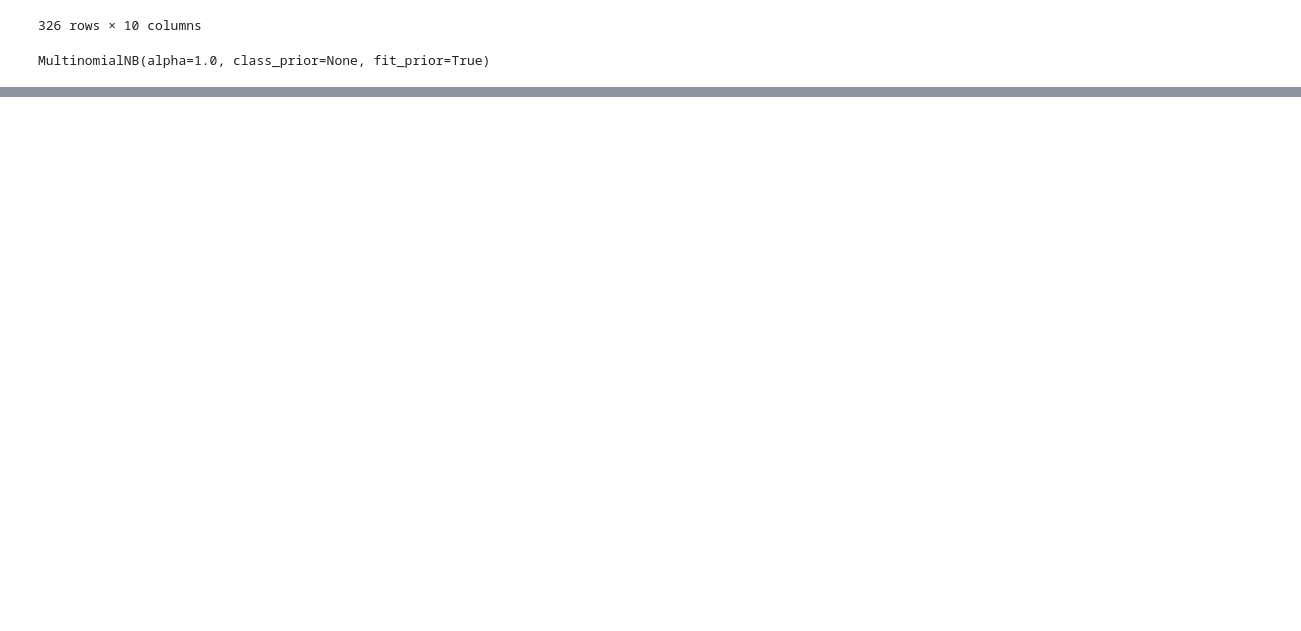
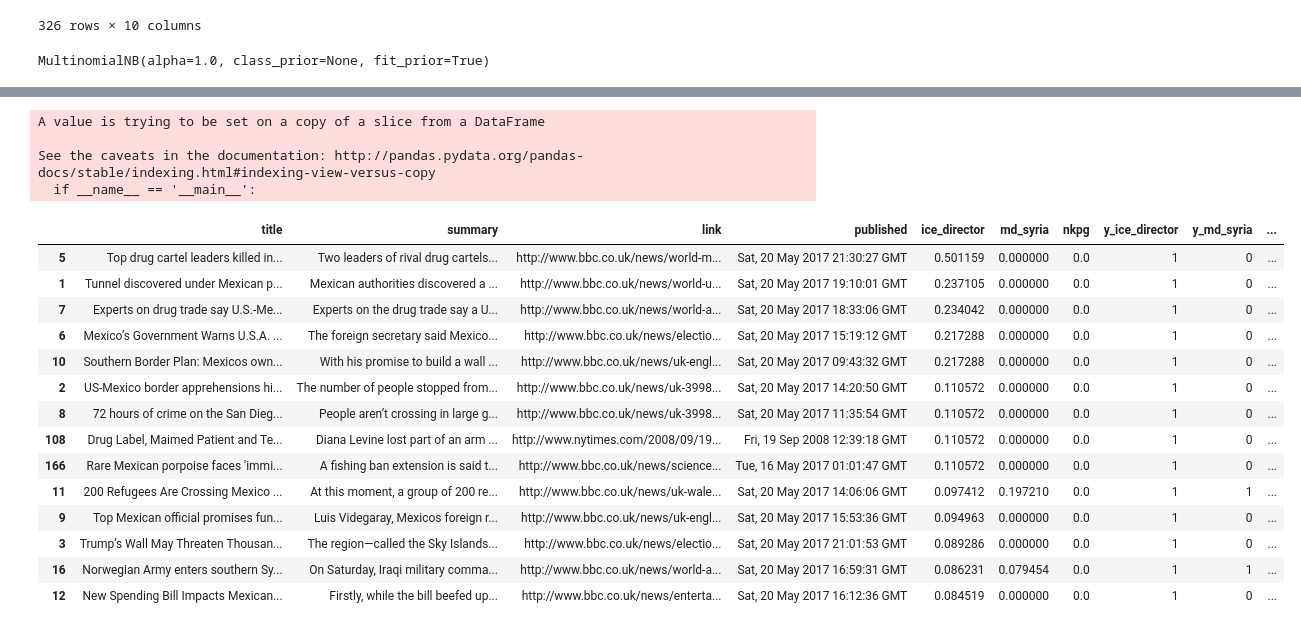
Before and after one commit to kimyenn/ExpeditionHacks, a Jupyter notebook: Data Analysis & Modeling.ipynb, the cells around one changed output, grey strips where cells are left out. Cells and saved outputs as stored; diff of their text form; code cells hidden in the pictures; blank space fills up the shorter version.

```diff
--- a/Data Analysis & Modeling.ipynb
+++ b/Data Analysis & Modeling.ipynb
@@ -431,3 +437,30 @@ pos
 # %%
 # del pos['published']
 pos.iloc[:,:].to_csv("training_data", index=False)
+# %%
+df2 = df[df['y_ice_director'] == 1]
+# %%
+df2.sort_values('ice_director', inplace=True, ascending=False)
+# %% [output]
+A value is trying to be set on a copy of a slice from a DataFrame
+
+See the caveats in the documentation: http://pandas.pydata.org/pandas-docs/stable/indexing.html#indexing-view-versus-copy
+  if __name__ == '__main__':
+# %%
+df2.iloc[:20,]
+# %% [output]
+|  | title | summary | link | published | ice_director | md_syria | nkpg | y_ice_director | y_md_syria | ... |
+| 5 | Top drug cartel leaders killed in... | Two leaders of rival drug cartels... | http://www.bbc.co.uk/news/world-m... | Sat, 20 May 2017 21:30:27 GMT | 0.501159 | 0.000000 | 0.0 | 1 | 0 | ... |
+| 1 | Tunnel discovered under Mexican p... | Mexican authorities discovered a ... | http://www.bbc.co.uk/news/world-u... | Sat, 20 May 2017 19:10:01 GMT | 0.237105 | 0.000000 | 0.0 | 1 | 0 | ... |
+| 7 | Experts on drug trade say U.S.-Me... | Experts on the drug trade say a U... | http://www.bbc.co.uk/news/world-a... | Sat, 20 May 2017 18:33:06 GMT | 0.234042 | 0.000000 | 0.0 | 1 | 0 | ... |
+| 6 | Mexico’s Government Warns U.S.A. ... | The foreign secretary said Mexico... | http://www.bbc.co.uk/news/electio... | Sat, 20 May 2017 15:19:12 GMT | 0.217288 | 0.000000 | 0.0 | 1 | 0 | ... |
+| 10 | Southern Border Plan: Mexicos own... | With his promise to build a wall ... | http://www.bbc.co.uk/news/uk-engl... | Sat, 20 May 2017 09:43:32 GMT | 0.217288 | 0.000000 | 0.0 | 1 | 0 | ... |
+| 2 | US-Mexico border apprehensions hi... | The number of people stopped from... | http://www.bbc.co.uk/news/uk-3998... | Sat, 20 May 2017 14:20:50 GMT | 0.110572 | 0.000000 | 0.0 | 1 | 0 | ... |
+| 8 | 72 hours of crime on the San Dieg... | People aren’t crossing in large g... | http://www.bbc.co.uk/news/uk-3998... | Sat, 20 May 2017 11:35:54 GMT | 0.110572 | 0.000000 | 0.0 | 1 | 0 | ... |
+| 108 | Drug Label, Maimed Patient and Te... | Diana Levine lost part of an arm ... | http://www.nytimes.com/2008/09/19... | Fri, 19 Sep 2008 12:39:18 GMT | 0.110572 | 0.000000 | 0.0 | 1 | 0 | ... |
+| 166 | Rare Mexican porpoise faces 'immi... | A fishing ban extension is said t... | http://www.bbc.co.uk/news/science... | Tue, 16 May 2017 01:01:47 GMT | 0.110572 | 0.000000 | 0.0 | 1 | 0 | ... |
+| 11 | 200 Refugees Are Crossing Mexico ... | At this moment, a group of 200 re... | http://www.bbc.co.uk/news/uk-wale... | Sat, 20 May 2017 14:06:06 GMT | 0.097412 | 0.197210 | 0.0 | 1 | 1 | ... |
+| 9 | Top Mexican official promises fun... | Luis Videgaray, Mexicos foreign r... | http://www.bbc.co.uk/news/uk-engl... | Sat, 20 May 2017 15:53:36 GMT | 0.094963 | 0.000000 | 0.0 | 1 | 0 | ... |
+| 3 | Trump’s Wall May Threaten Thousan... | The region—called the Sky Islands... | http://www.bbc.co.uk/news/electio... | Sat, 20 May 2017 21:01:53 GMT | 0.089286 | 0.000000 | 0.0 | 1 | 0 | ... |
+| 16 | Norwegian Army enters southern Sy... | On Saturday, Iraqi military comma... | http://www.bbc.co.uk/news/world-a... | Sat, 20 May 2017 16:59:31 GMT | 0.086231 | 0.079454 | 0.0 | 1 | 1 | ... |
+| 12 | New Spending Bill Impacts Mexican... | Firstly, while the bill beefed up... | http://www.bbc.co.uk/news/enterta... | Sat, 20 May 2017 16:12:36 GMT | 0.084519 | 0.000000 | 0.0 | 1 | 0 | ... |
```
Also changed, not shown: parts of 2 cells of this notebook, 2 other files.
